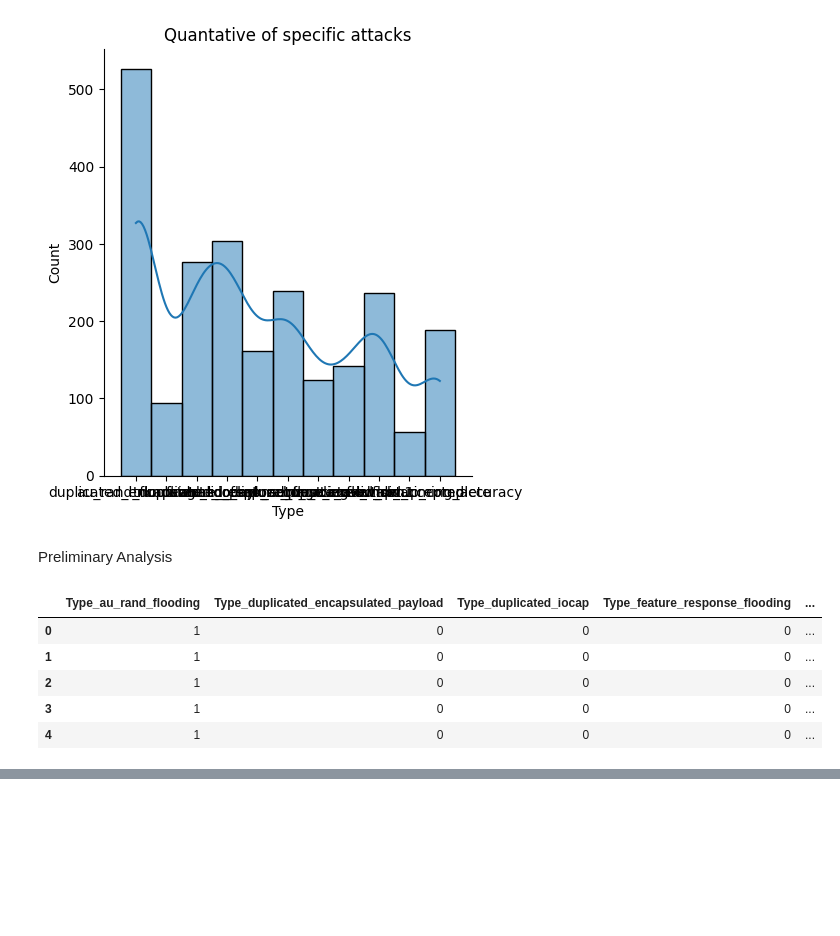
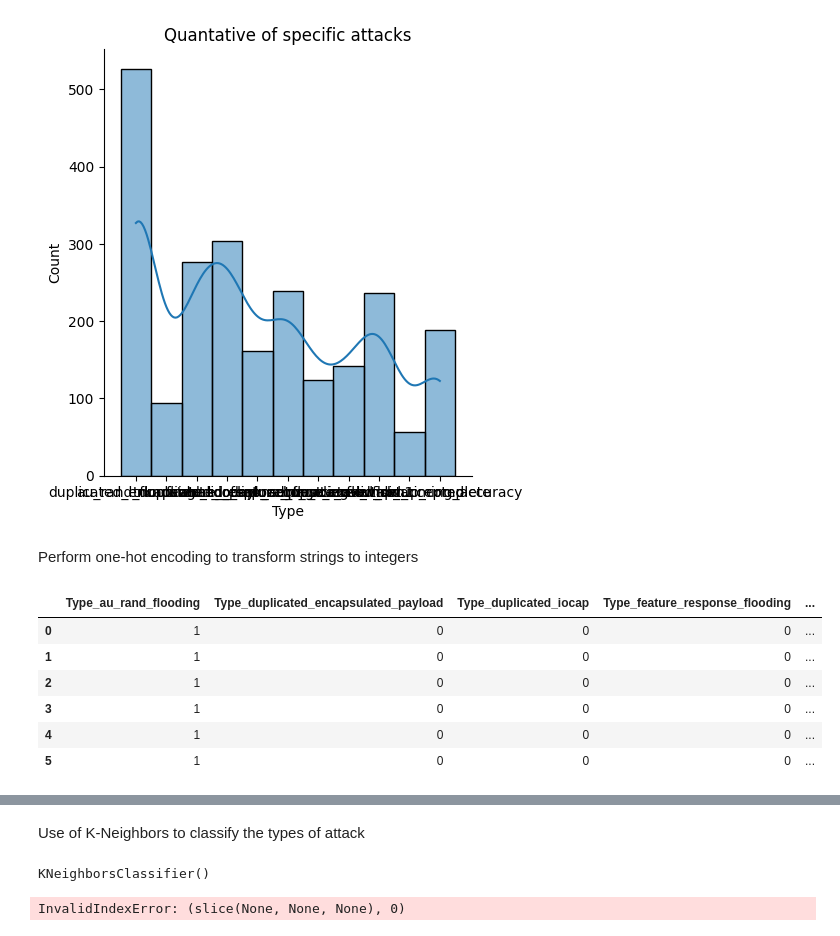
Before and after one commit to Alaninja1209/BrakTooth_Attack, a Jupyter notebook: Project/BrakTooth_Attack.ipynb, the cells around one changed output, grey strips where cells are left out. Cells and saved outputs as stored; diff of their text form; code cells hidden in the pictures; blank space fills up the shorter version.

Commit message:
Knn model 1 try

```diff
--- a/Project/BrakTooth_Attack.ipynb
+++ b/Project/BrakTooth_Attack.ipynb
@@ -95,16 +94,17 @@ data_length = data['Length']
-# %% [markdown]
-Preliminary Analysis
+# %% [markdown]
+Perform one-hot encoding to transform strings to integers
 # %%
 # Perform one-hot encoding to transform strings to int
 encoded_type = pd.get_dummies(data['Type'], prefix='Type')
-encoded_type.head(5)
+encoded_type.head(6)
 # %% [output]
 |  | Type_au_rand_flooding | Type_duplicated_encapsulated_payload | Type_duplicated_iocap | Type_feature_response_flooding | ... |
 | 0 | 1 | 0 | 0 | 0 | ... |
 | 1 | 1 | 0 | 0 | 0 | ... |
 | 2 | 1 | 0 | 0 | 0 | ... |
 | 3 | 1 | 0 | 0 | 0 | ... |
 | 4 | 1 | 0 | 0 | 0 | ... |
+| 5 | 1 | 0 | 0 | 0 | ... |
 # %%
 # Duplicating our dataset with encoded data
 data = pd.concat([data, encoded_type], axis=1)
@@ -118,3 +118,43 @@ data.head(6)
 | 3 | HCI_EVT | Rcvd Command Complete (Link Key R... | 13 | 0.002642 | 1 | 0 | 0 | ... |
 | 4 | HCI_CMD | Sent Link Key Request Negative Reply | 10 | 0.002882 | 1 | 0 | 0 | ... |
 | 5 | HCI_EVT | Rcvd Link Key Request | 9 | 0.001827 | 1 | 0 | 0 | ... |
+# %% [markdown]
+Use of K-Neighbors to classify the types of attack
+# %%
+# Initialize our model
+df = data.iloc[:, -12:]
+y = data['Length']
+
+neigh = KNeighborsClassifier(n_neighbors=5)
+neigh.fit(df, y)
+# %% [output]
+KNeighborsClassifier()
+# %%
+# Making and plotting the colomaps
+
+# Step size of the mesh
+h = 0.02
+
+# Creating colormaps
+colors = ['#FFAAAA', '#AAFFAA', '#AAAAFF', '#FFD700', '#8A2BE2', '#5F9EA0', '#7FFF00', '#D2691E', '#8B008B', '#A52A2A', '#4169E1', '#8B4513']
+cmap_light = ListedColormap(colors)
+cmap_bold = ListedColormap(colors)
+
+x_min, x_max = df[:, 0].min() - 1, df[:, 0].max() + 1
+y_min, y_max = df[:, 1].min() - 1, df[:, 1].max() + 1
+xx, yy = np.meshgrid(np.arange(x_min, x_max, h),np.arange(y_min, y_max, h))
+Z = neigh.predict(np.c_[xx.ravel(), yy.ravel()])
+
+# Put the result into a color plot
+Z = Z.reshape(xx.shape)
+
+plt.figure(figsize=(14, 7))
+plt.pcolormesh(xx, yy, Z, cmap=cmap_light)
+
+# Plot also the training points
+plt.scatter(df[:, 0], df[:, 1], c=y, cmap=cmap_bold,edgecolor='k', s=100)
+plt.xlim(xx.min(), xx.max())
+plt.ylim(yy.min(), yy.max())
+plt.show()
+# %% [output]
+InvalidIndexError: (slice(None, None, None), 0)
```
Also changed, not shown: parts of 2 cells of this notebook.
